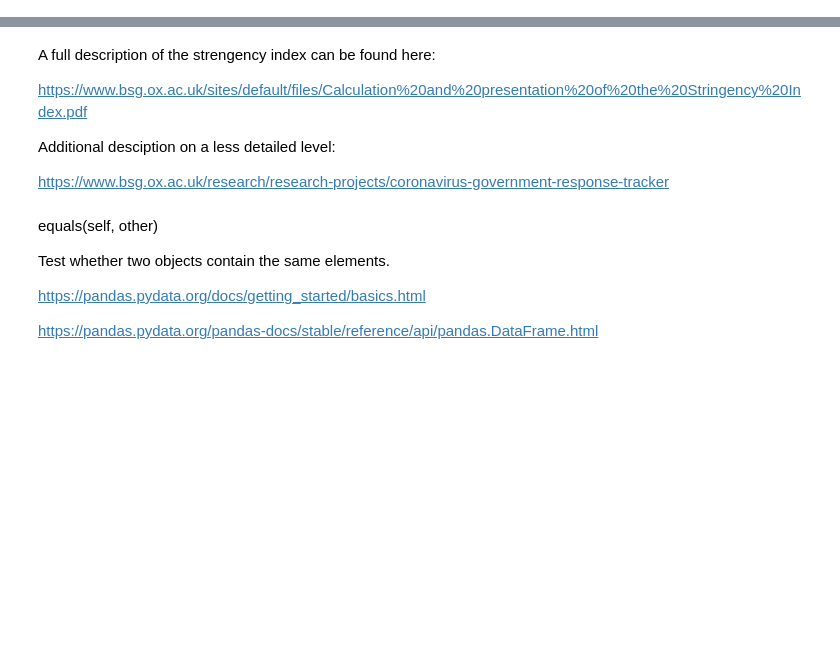
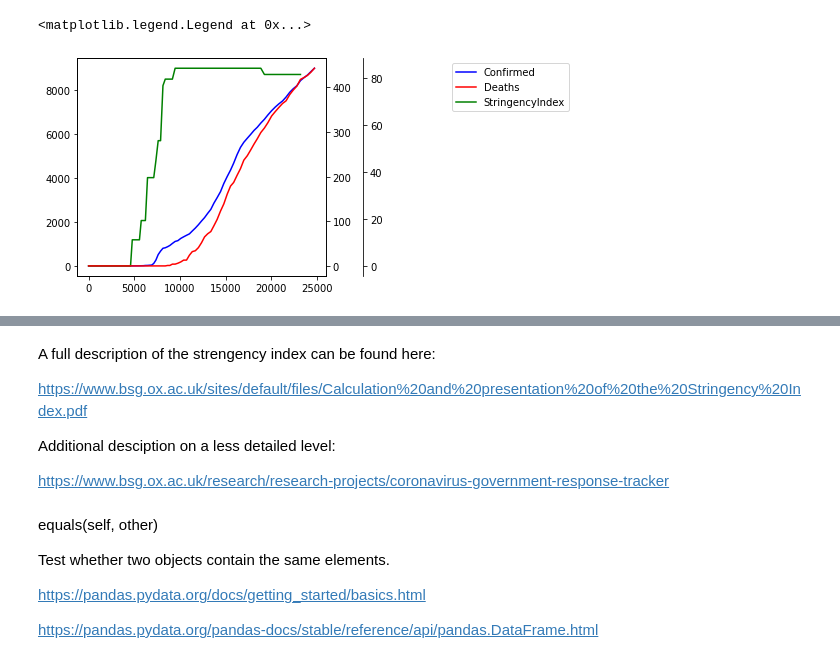
Before and after one commit to LarsBryld/socialdataanalysis2020, a Jupyter notebook: Oxford.ipynb, the cells around one changed output, grey strips where cells are left out. Saved outputs shown, nothing was run; the diff lists cells and outputs as text; code cells hidden in the pictures; blank space fills up the shorter version.

Commit message:
Oxford data set

```diff
--- a/Oxford.ipynb
+++ b/Oxford.ipynb
@@ -92,7 +92,7 @@ sum(den['Confirmed'])
 # %%
 #making a general solution to the above mereging example. oxford_data is the complete data set
 
-oxford_date = pd.merge(covid,ox, how='inner', on=['Date', 'CountryName'])
+oxford_data = pd.merge(covid,ox, how='inner', on=['Date', 'CountryName'])
 # %%
 #testing that the manual merging example creates the same results as in the oxford_data
 
@@ -103,6 +103,7 @@ sum(it_test['Confirmed'])
 # %%
 #same as above but for denmark
 
-dk_test = oxford_date[(oxford_date['CountryName'] == 'Denmark') & (oxford_date['RegionCode'] == 'Country')]
+dk_test = oxford_data[(oxford_data['CountryName'] == 'Denmark') & (oxford_data['RegionCode'] == 'Country')]
 sum(dk_test['Confirmed'])
+dk_test.head(5)
 # %% [output]
@@ -118,0 +116,26 @@ string.plot.line()
+# %%
+import matplotlib.pyplot as plt
+import numpy as np
+from pandas import DataFrame
+df = DataFrame(np.random.randn(5, 3), columns=['A', 'B', 'C'])
+
+fig, ax = plt.subplots()
+ax3 = ax.twinx()
+rspine = ax3.spines['right']
+rspine.set_position(('axes', 1.15))
+ax3.set_frame_on(True)
+ax3.patch.set_visible(False)
+fig.subplots_adjust(right=0.7)
+
+dk_test.Confirmed.plot(ax=ax, x=dk_test.Date, style='b-')
+# same ax as above since it's automatically added on the right
+dk_test.Deaths.plot(ax=ax, x=dk_test.Date, style='r-', secondary_y=True)
+dk_test.StringencyIndex.plot(ax=ax3, x=dk_test.Date, style='g-')
+
+# add legend --> take advantage of pandas providing us access
+# to the line associated with the right part of the axis
+ax3.legend([ax.get_lines()[0], ax.right_ax.get_lines()[0], ax3.get_lines()[0]],\
+           ['Confirmed','Deaths','StringencyIndex'], bbox_to_anchor=(2.0, 1.0))
+# %% [output]
+<matplotlib.legend.Legend at 0x...>
+[figure, added]
```
Also changed, not shown: parts of 8 cells of this notebook.
